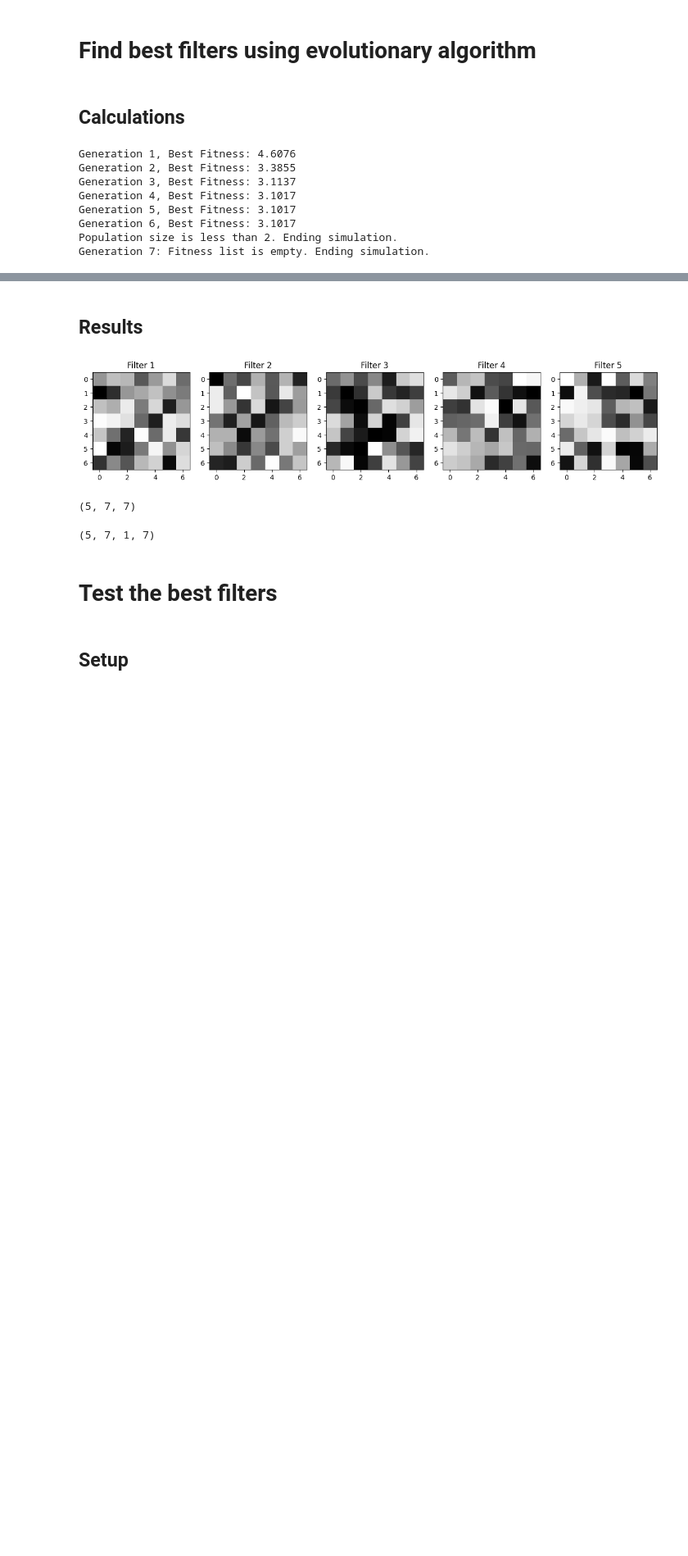
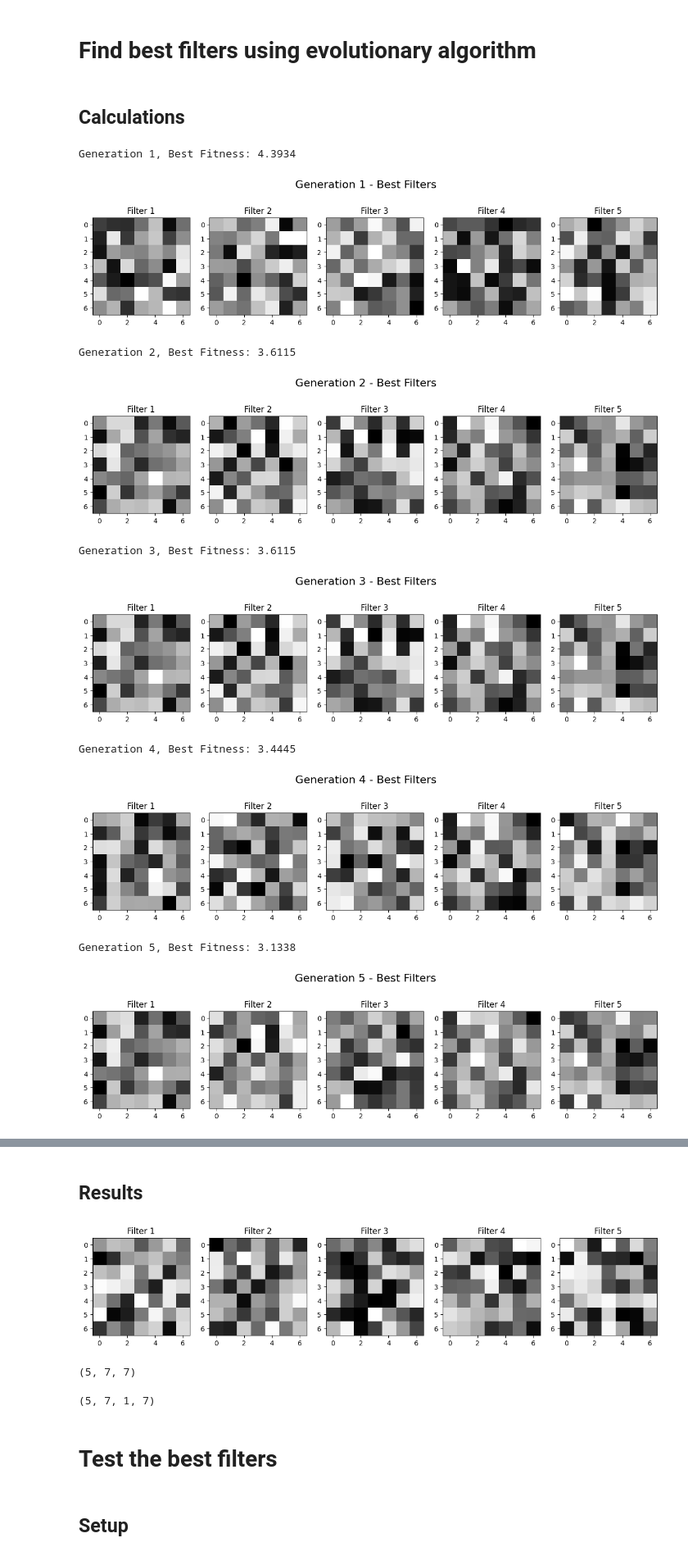
Before and after one commit to IgnacyBerent/AI_1, a Jupyter notebook: lecture/task_4/task_4.ipynb, the cells around one changed output, grey strips where cells are left out. Shown at 82% size. Saved outputs shown, nothing was run; the diff lists cells and outputs as text; code cells hidden in the pictures; blank space fills up the shorter version.

Commit message:
showing evolution of the filters

```diff
--- a/lecture/task_4/task_4.ipynb
+++ b/lecture/task_4/task_4.ipynb
@@ -69,38 +69,49 @@ def evolve(images, pop_size, num_filters, filter_size, generations, mutation_rat
     population = initialize_population(pop_size, num_filters, filter_size)
     best_filters = None
     best_fitness = float('-inf')
 
     for generation in range(generations):
         fitness = compute_fitness(population, images)
 
 
         if not fitness:
             print(f"Generation {generation + 1}: Fitness list is empty. Ending simulation.")
             return best_filters
 
         current_best_fitness = max(fitness)
         if current_best_fitness > best_fitness:
             best_fitness = current_best_fitness
             best_filters = population[np.argmax(fitness)]
 
         print(f"Generation {generation + 1}, Best Fitness: {current_best_fitness:.4f}")
+
+        plt.figure(figsize=(15, 5))
+        plt.suptitle(f"Generation {generation + 1} - Best Filters", fontsize=16, y=.85)
+        for i, f in enumerate(population[np.argmax(fitness)]):
+            plt.subplot(1, num_filters, i + 1)
+            plt.imshow(f, cmap='gray')
+            plt.title(f"Filter {i + 1}")
+        plt.show()
+
         parents = select_parents(population, fitness)
 
         if len(parents) % 2 != 0:
             parents.append(parents[-1])
 
         offspring = [crossover(parents[i], parents[i + 1]) for i in range(0, len(parents), 2)]
         population = [mutate(child, mutation_rate) for child in offspring]
 
     return best_filters
 
 best_filters = evolve(train_images, population_size, num_filters, filter_size, generations, mutation_rate)
 # %% [output]
-Generation 1, Best Fitness: 4.6076
-Generation 2, Best Fitness: 3.3855
-Generation 3, Best Fitness: 3.1137
-Generation 4, Best Fitness: 3.1017
-Generation 5, Best Fitness: 3.1017
-Generation 6, Best Fitness: 3.1017
-Population size is less than 2. Ending simulation.
-Generation 7: Fitness list is empty. Ending simulation.
+Generation 1, Best Fitness: 4.3934
+[figure, added]
+Generation 2, Best Fitness: 3.6115
+[figure, added]
+Generation 3, Best Fitness: 3.6115
+[figure, added]
+Generation 4, Best Fitness: 3.4445
+[figure, added]
+Generation 5, Best Fitness: 3.1338
+[figure, added]
```
Also changed, not shown: parts of 1 cell of this notebook.
